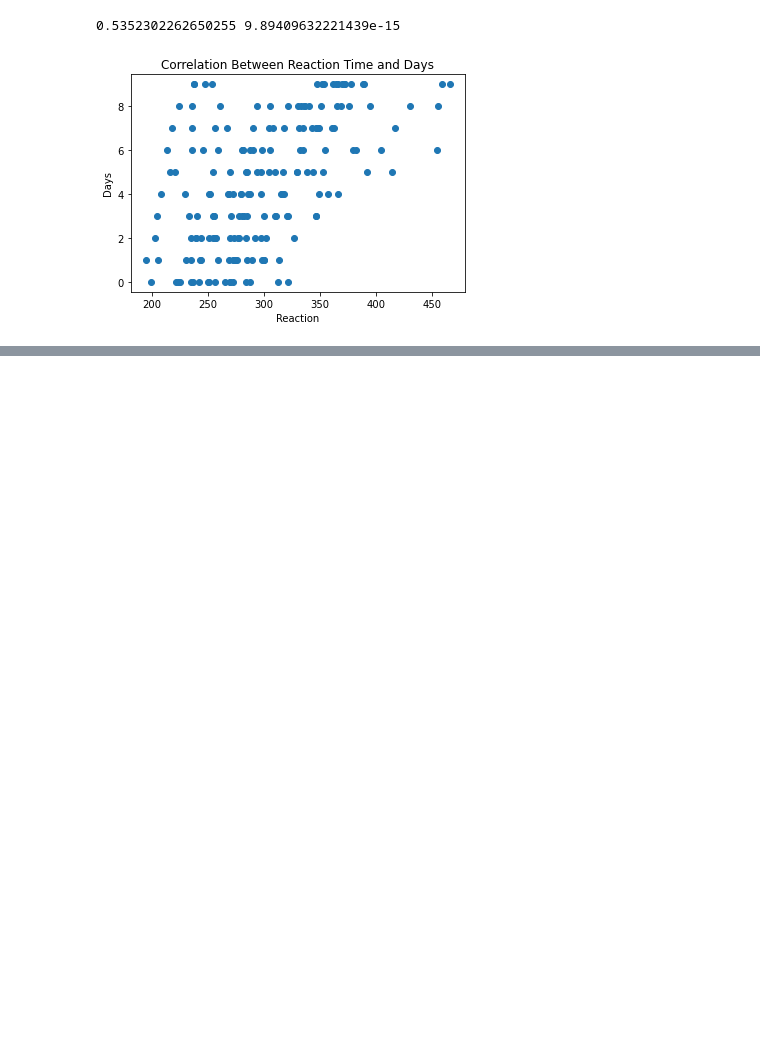
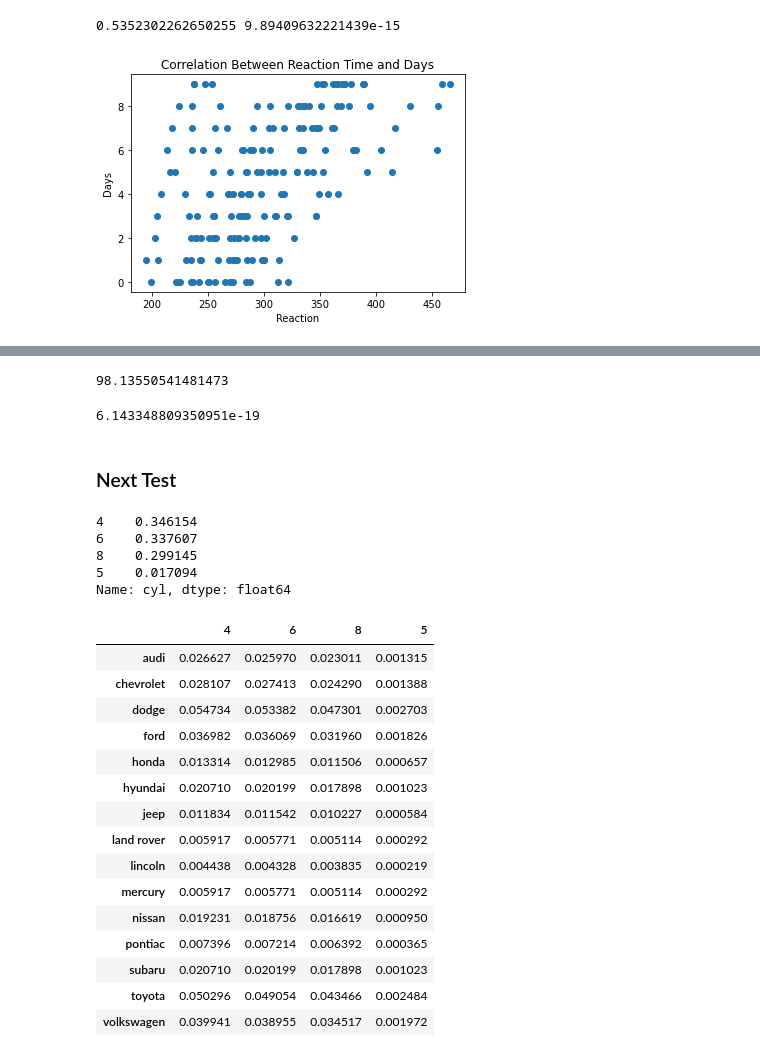
Before and after one commit to michael-haerle/statistics-exercises, a Jupyter notebook: hypothesis_testing.ipynb, the cells around one changed output, grey strips where cells are left out. Drawn from its saved outputs; the diff is of its cells as text; code cells hidden in the pictures; blank space fills up the shorter version.

```diff
--- a/hypothesis_testing.ipynb
+++ b/hypothesis_testing.ipynb
@@ -355,0 +423,5 @@ plt.show()
+# %%
+n = mpg.shape[0]
+
+drive_proportions = mpg.drv.value_counts() / n
+drive_proportions
@@ -355,0 +433,3 @@ plt.show()
+# %%
+cyl_proportions = mpg.cyl.value_counts() / n
+cyl_proportions
@@ -355,0 +442,9 @@ plt.show()
+# %%
+expected = pd.DataFrame()
+
+for drive_group, d_prop in drive_proportions.iteritems():
+    for cyl_group, c_prop in cyl_proportions.iteritems():
+        expected.loc[drive_group, cyl_group] = d_prop * c_prop
+
+expected.sort_index(inplace=True)
+expected
@@ -355,0 +473,5 @@ plt.show()
+# %%
+chi2 = ((observed - expected)**2 / expected).values.sum()
+chi2
+# %% [output]
+98.13550541481473
@@ -355,0 +482,41 @@ plt.show()
+# %%
+stats.chi2(degrees_of_freedom).sf(chi2)
+# %% [output]
+6.143348809350951e-19
+# %% [markdown]
+### Next Test
+# %%
+cyl_proportions = mpg.cyl.value_counts() / n
+cyl_proportions
+# %% [output]
+4    0.346154
+6    0.337607
+8    0.299145
+5    0.017094
+Name: cyl, dtype: float64
+# %%
+expected = pd.DataFrame()
+
+for manufacturer_group, m_prop in manufacturer_proportions.iteritems():
+    for cyl_group, c_prop in cyl_proportions.iteritems():
+        expected.loc[manufacturer_group, cyl_group] = m_prop * c_prop
+
+expected.sort_index(inplace=True)
+expected
+# %% [output]
+|  | 4 | 6 | 8 | 5 |
+| audi | 0.026627 | 0.025970 | 0.023011 | 0.001315 |
+| chevrolet | 0.028107 | 0.027413 | 0.024290 | 0.001388 |
+| dodge | 0.054734 | 0.053382 | 0.047301 | 0.002703 |
+| ford | 0.036982 | 0.036069 | 0.031960 | 0.001826 |
+| honda | 0.013314 | 0.012985 | 0.011506 | 0.000657 |
+| hyundai | 0.020710 | 0.020199 | 0.017898 | 0.001023 |
+| jeep | 0.011834 | 0.011542 | 0.010227 | 0.000584 |
+| land rover | 0.005917 | 0.005771 | 0.005114 | 0.000292 |
+| lincoln | 0.004438 | 0.004328 | 0.003835 | 0.000219 |
+| mercury | 0.005917 | 0.005771 | 0.005114 | 0.000292 |
+| nissan | 0.019231 | 0.018756 | 0.016619 | 0.000950 |
+| pontiac | 0.007396 | 0.007214 | 0.006392 | 0.000365 |
+| subaru | 0.020710 | 0.020199 | 0.017898 | 0.001023 |
+| toyota | 0.050296 | 0.049054 | 0.043466 | 0.002484 |
+| volkswagen | 0.039941 | 0.038955 | 0.034517 | 0.001972 |
```
Also changed, not shown: parts of 27 cells of this notebook.
